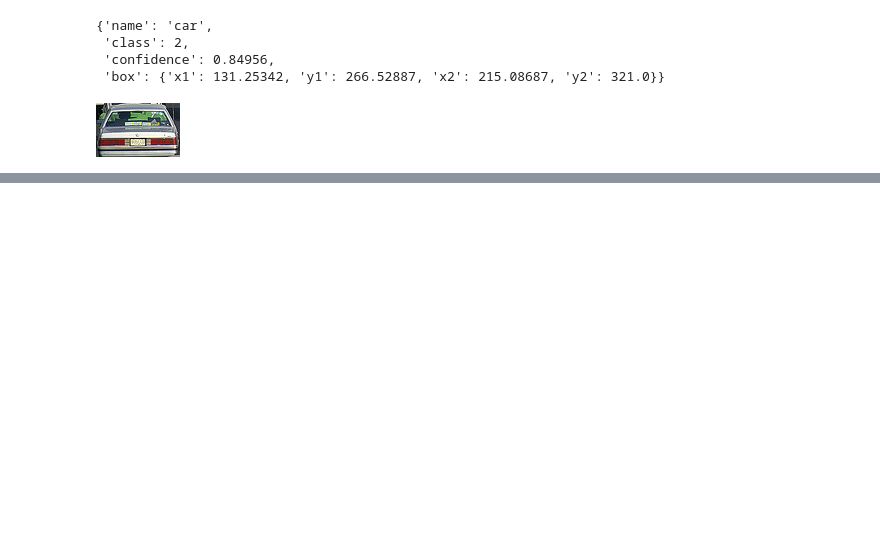
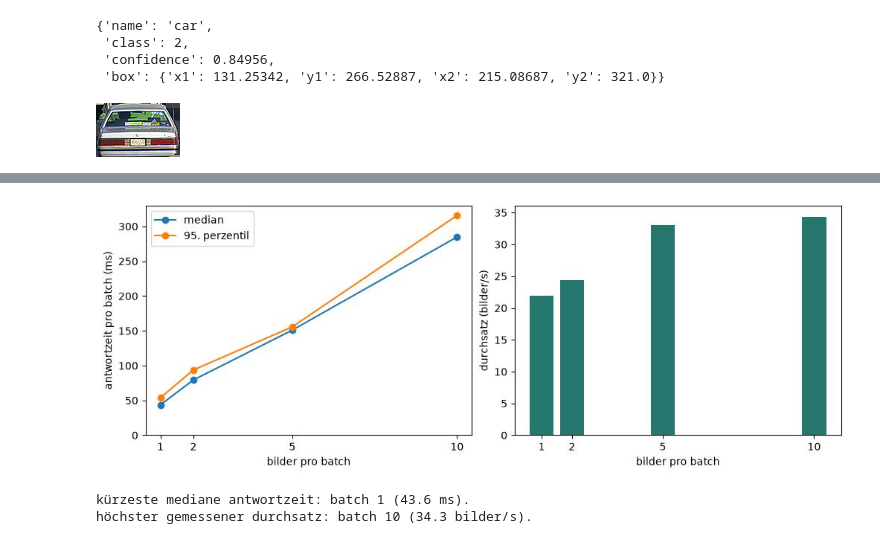
Before and after one commit to nicolasb49/intelligence-engineering, a Jupyter notebook: nicolas_task2_detection.ipynb, the cells around one changed output, grey strips where cells are left out. Saved outputs shown, nothing was run; the diff lists cells and outputs as text; code cells hidden in the pictures; blank space fills up the shorter version.

```diff
--- a/nicolas_task2_detection.ipynb
+++ b/nicolas_task2_detection.ipynb
@@ -250,0 +116,16 @@ plt.show()
+# %%
+measurements = []
+for repeat in range(len(batch_sizes)):
+    order = batch_sizes[repeat:] + batch_sizes[:repeat]
+    for size in order:
+        for start in range(0, len(frames), size):
+            batch = frames[start:start + size]
+            begin = perf_counter()
+            results = model.predict(batch, **benchmark)
+            elapsed = perf_counter() - begin
+            assert len(results) == len(batch) == size
+            measurements.append({
+                "batch": size, "runde": repeat + 1, "bilder": len(batch),
+                "aufruf_ms": 1000 * elapsed,
+                "netz_ms_pro_bild": results[0].speed["inference"],
+            })
@@ -250,0 +134,11 @@ plt.show()
+# %%
+timings = pd.DataFrame(measurements)
+by_size = timings.groupby("batch")
+summary = by_size.agg(aufrufe=("bilder", "size"), bilder=("bilder", "sum"),
+                      p50_ms=("aufruf_ms", "median"),
+                      p95_ms=("aufruf_ms", lambda s: s.quantile(0.95)),
+                      netz_ms_pro_bild=("netz_ms_pro_bild", "mean"))
+summary["gesamt_ms_pro_bild"] = by_size["aufruf_ms"].sum() / summary["bilder"]
+summary["bilder_pro_s"] = 1000 / summary["gesamt_ms_pro_bild"]
+assert (summary["bilder"] == 200).all()
+display(summary.round(2))
@@ -250,0 +152,22 @@ plt.show()
+# %%
+fig, (latency, throughput) = plt.subplots(1, 2, figsize=(10, 3.6), layout="constrained")
+for col, label in [("p50_ms", "median"), ("p95_ms", "95. perzentil")]:
+    latency.plot(summary.index, summary[col], marker="o", label=label)
+latency.set_ylabel("antwortzeit pro batch (ms)")
+latency.legend()
+throughput.bar(summary.index, summary["bilder_pro_s"], color="#26776e")
+throughput.set_ylabel("durchsatz (bilder/s)")
+for ax in (latency, throughput):
+    ax.set_xlabel("bilder pro batch")
+    ax.set_xticks(batch_sizes)
+    ax.set_ylim(bottom=0)
+plt.show()
+
+quick = summary.p50_ms.idxmin()
+fast = summary.bilder_pro_s.idxmax()
+print(f"kürzeste mediane antwortzeit: batch {quick} ({summary.loc[quick, 'p50_ms']:.1f} ms).")
+print(f"höchster gemessener durchsatz: batch {fast} ({summary.loc[fast, 'bilder_pro_s']:.1f} bilder/s).")
+# %% [output]
+[figure, added]
+kürzeste mediane antwortzeit: batch 1 (43.6 ms).
+höchster gemessener durchsatz: batch 10 (34.3 bilder/s).
```
Also changed, not shown: parts of 28 cells of this notebook, 1 other file.
